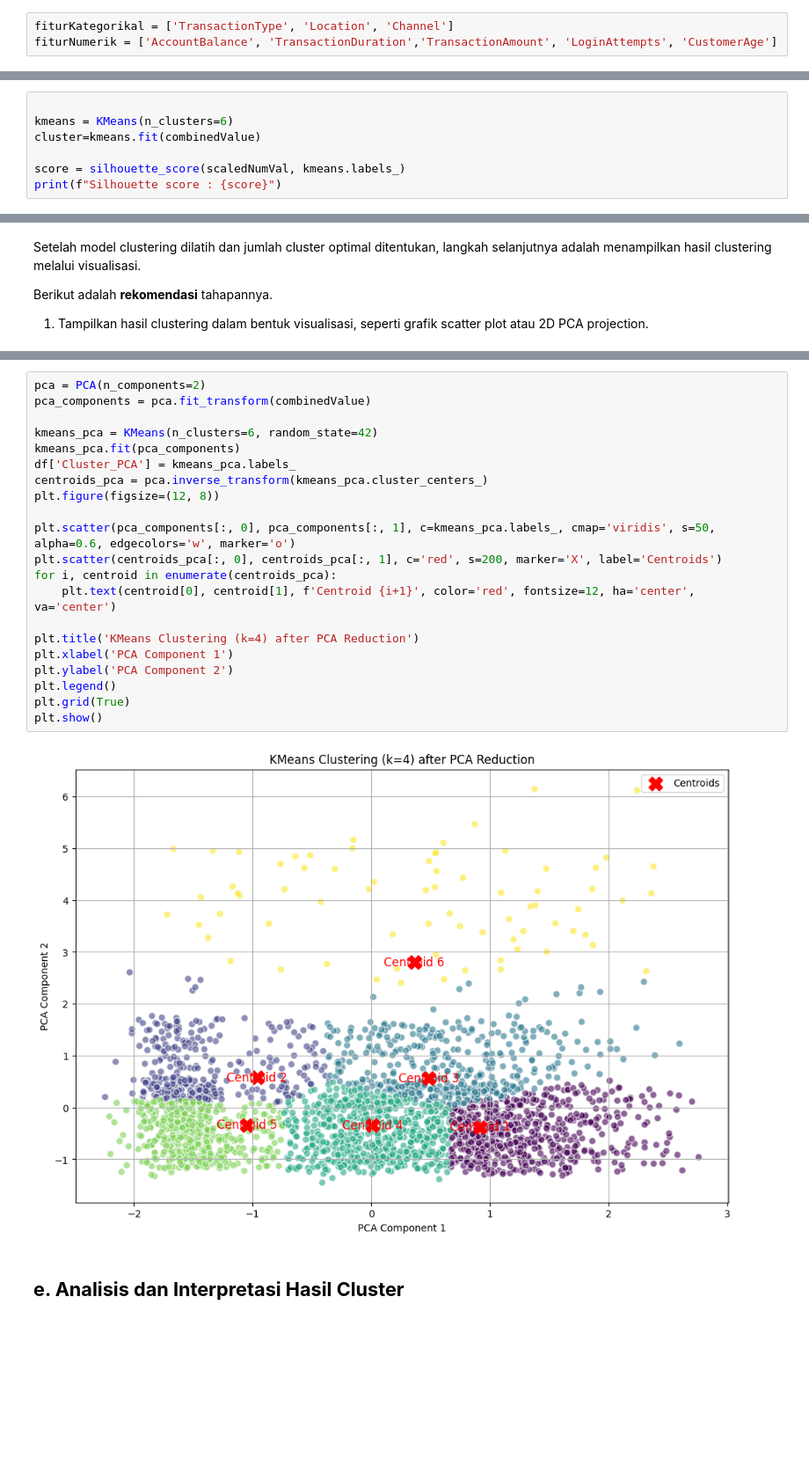
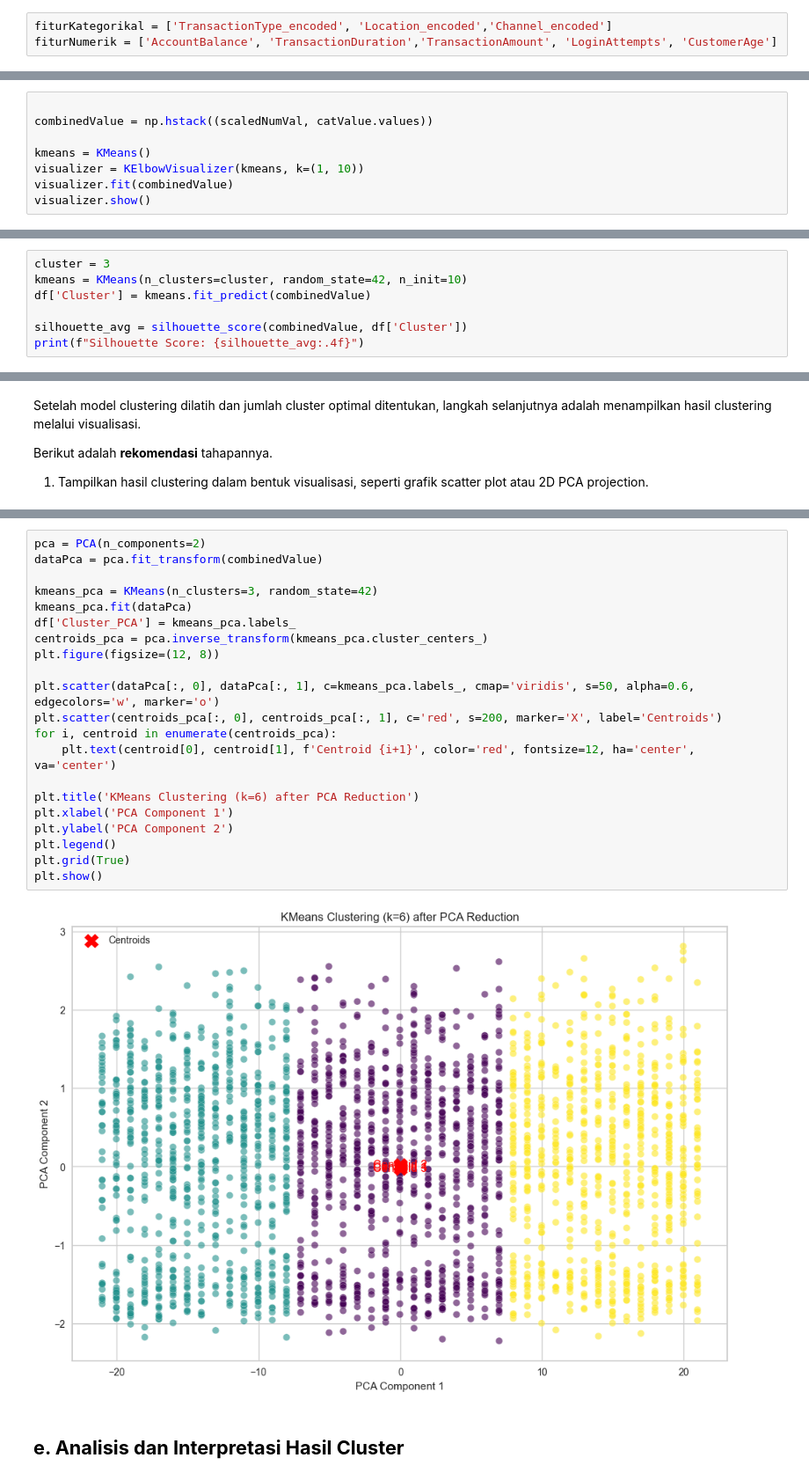
Before and after one commit to Occolus/BankFraudPrediction, a Jupyter notebook: [Clustering]_Submission_Akhir_BMLP_Your_Name.ipynb, the cells around one changed output, grey strips where cells are left out. Shown at 88% size. Saved outputs shown, nothing was run; the diff lists cells and outputs as text; blank space fills up the shorter version.

```diff
--- a/[Clustering]_Submission_Akhir_BMLP_Your_Name.ipynb
+++ b/[Clustering]_Submission_Akhir_BMLP_Your_Name.ipynb
@@ -260,5 +292,5 @@ Index: []
 # %%
-fiturKategorikal = ['TransactionType', 'Location', 'Channel']
+fiturKategorikal = ['TransactionType_encoded', 'Location_encoded','Channel_encoded']
 fiturNumerik = ['AccountBalance', 'TransactionDuration','TransactionAmount', 'LoginAttempts', 'CustomerAge']
 # %%
 
@@ -301,0 +313,8 @@ plt.show()
+# %%
+
+combinedValue = np.hstack((scaledNumVal, catValue.values))
+
+kmeans = KMeans()
+visualizer = KElbowVisualizer(kmeans, k=(1, 10))
+visualizer.fit(combinedValue)
+visualizer.show()
@@ -354,0 +332,7 @@ Silhouette score : 0.26027673420265884
+# %%
+cluster = 3
+kmeans = KMeans(n_clusters=cluster, random_state=42, n_init=10)
+df['Cluster'] = kmeans.fit_predict(combinedValue)
+
+silhouette_avg = silhouette_score(combinedValue, df['Cluster'])
+print(f"Silhouette Score: {silhouette_avg:.4f}")
@@ -355,9 +341,2 @@ Silhouette score : 0.26027673420265884
 # %% [markdown]
 mencoba jika cluster yang digunakan adalah pembagian 4 cluster
-# %%
-
-kmeans = KMeans(n_clusters=6)
-cluster=kmeans.fit(combinedValue)
-
-score = silhouette_score(scaledNumVal, kmeans.labels_)
-print(f"Silhouette score : {score}")
@@ -399,25 +376,25 @@ plt.show()
 # %%
 pca = PCA(n_components=2)
-pca_components = pca.fit_transform(combinedValue)
+dataPca = pca.fit_transform(combinedValue)
 
-kmeans_pca = KMeans(n_clusters=6, random_state=42)
-kmeans_pca.fit(pca_components)
+kmeans_pca = KMeans(n_clusters=3, random_state=42)
+kmeans_pca.fit(dataPca)
 df['Cluster_PCA'] = kmeans_pca.labels_
 centroids_pca = pca.inverse_transform(kmeans_pca.cluster_centers_)
 plt.figure(figsize=(12, 8))
 
-plt.scatter(pca_components[:, 0], pca_components[:, 1], c=kmeans_pca.labels_, cmap='viridis', s=50, alpha=0.6, edgecolors='w', marker='o')
+plt.scatter(dataPca[:, 0], dataPca[:, 1], c=kmeans_pca.labels_, cmap='viridis', s=50, alpha=0.6, edgecolors='w', marker='o')
 plt.scatter(centroids_pca[:, 0], centroids_pca[:, 1], c='red', s=200, marker='X', label='Centroids')
 for i, centroid in enumerate(centroids_pca):
     plt.text(centroid[0], centroid[1], f'Centroid {i+1}', color='red', fontsize=12, ha='center', va='center')
 
-plt.title('KMeans Clustering (k=4) after PCA Reduction')
+plt.title('KMeans Clustering (k=6) after PCA Reduction')
 plt.xlabel('PCA Component 1')
 plt.ylabel('PCA Component 2')
 plt.legend()
 plt.grid(True)
 plt.show()
 # %% [output]
-[figure, old version]
+[figure, new version]
 # %% [markdown]
 ## **e. Analisis dan Interpretasi Hasil Cluster**
```
Also changed, not shown: parts of 30 cells of this notebook, 1 other file.
